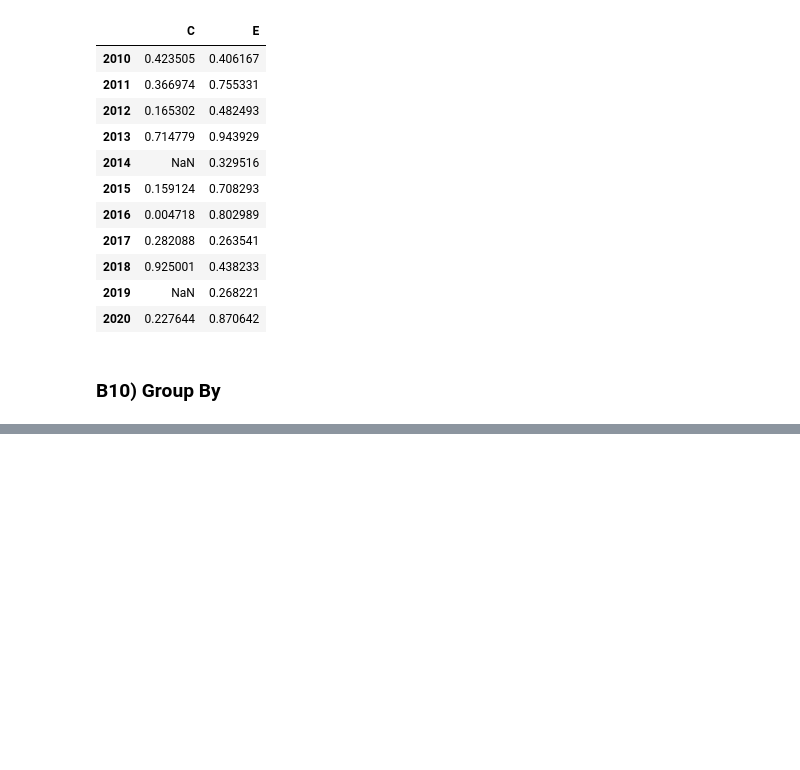
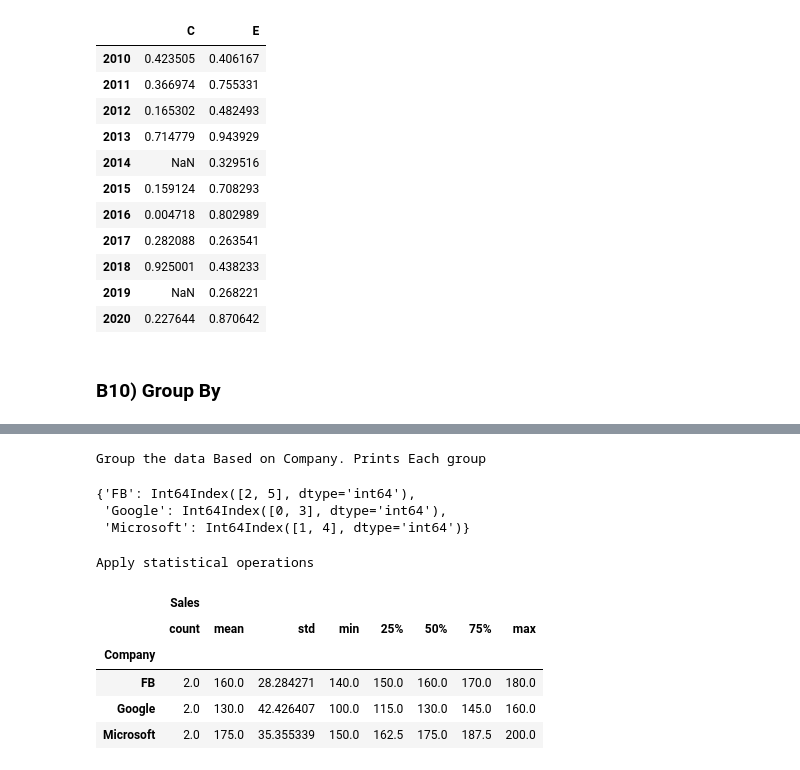
Before and after one commit to surendra-arivappagari/1.DataScience_MachineLearning_with_Python, a Jupyter notebook: 3.Pandas/Pandas.ipynb, the cells around one changed output, grey strips where cells are left out. Saved outputs shown, nothing was run; the diff lists cells and outputs as text; code cells hidden in the pictures; blank space fills up the shorter version.

```diff
--- a/3.Pandas/Pandas.ipynb
+++ b/3.Pandas/Pandas.ipynb
@@ -1202,3 +1202,14 @@ Ex7:Thresh() will keep all columns atleast 6 Non-Na values. If we have proper 6
 | 2020 | 0.227644 | 0.870642 |
 # %% [markdown]
 ### B10) Group By
+# %%
+# Group by is used to group the columns data into groups and on top of groups we can apply aggregated functions
+# or any filters on to groups.
+
+print("Sample Dataset for Group BY.")
+
+dict1 = {"Company":['Google','Microsoft','FB','Google','Microsoft','FB'],
+         "Employe":['AA','BB','CC','DD','EE','FF'],
+         "Sales":[100,200,140,160,150,180]}
+df = pd.DataFrame(dict1)
+df
@@ -1204,0 +1225,22 @@ Ex7:Thresh() will keep all columns atleast 6 Non-Na values. If we have proper 6
+# %%
+print("Group the data Based on Company. Prints Each group")
+
+grp_company = df.groupby("Company")
+
+grp_company.groups
+# %% [output]
+Group the data Based on Company. Prints Each group
+{'FB': Int64Index([2, 5], dtype='int64'),
+ 'Google': Int64Index([0, 3], dtype='int64'),
+ 'Microsoft': Int64Index([1, 4], dtype='int64')}
+# %%
+print("Apply statistical operations")
+grp_company.describe()
+# %% [output]
+Apply statistical operations
+|  | Sales |  |  |  |  |  |  |  |
+|  | count | mean | std | min | 25% | 50% | 75% | max |
+| Company |  |  |  |  |  |  |  |  |
+| FB | 2.0 | 160.0 | 28.284271 | 140.0 | 150.0 | 160.0 | 170.0 | 180.0 |
+| Google | 2.0 | 130.0 | 42.426407 | 100.0 | 115.0 | 130.0 | 145.0 | 160.0 |
+| Microsoft | 2.0 | 175.0 | 35.355339 | 150.0 | 162.5 | 175.0 | 187.5 | 200.0 |
```
Also changed, not shown: parts of 3 cells of this notebook.
